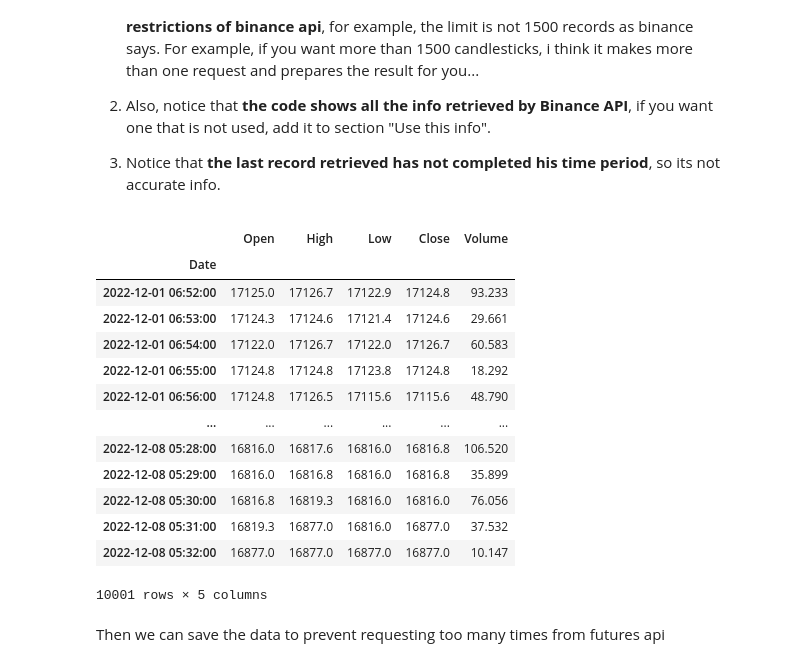
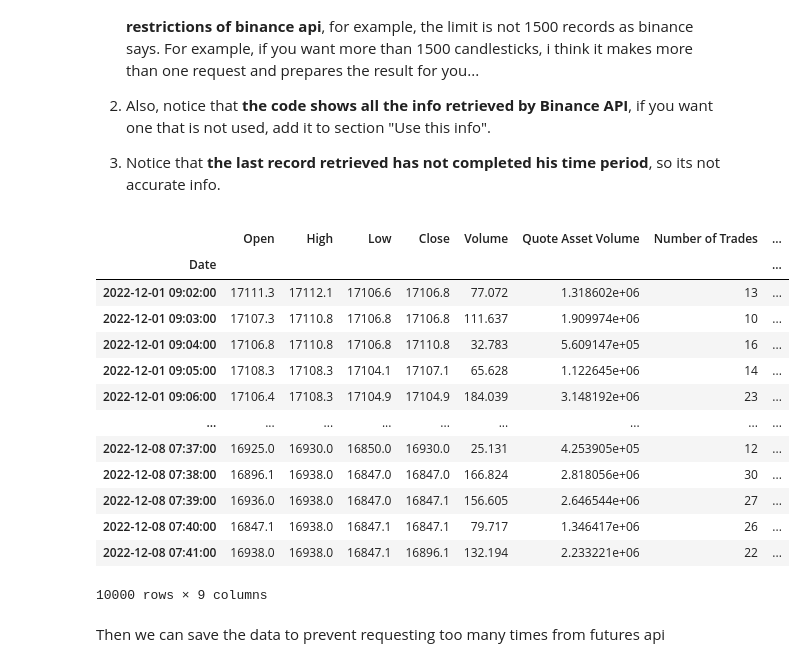
Before and after one commit to mauricioavs/trading-bot, a Jupyter notebook: First Steps.ipynb, the cells around one changed output. Saved outputs shown, nothing was run; the diff lists cells and outputs as text; code cells hidden in the pictures.

```diff
--- a/First Steps.ipynb
+++ b/First Steps.ipynb
@@ -203,48 +203,49 @@ time_to_past = {
  "3d"  : timedelta(days=max_number_of_candles*3),
  "1w"  : timedelta(days=max_number_of_candles*7),
  "1M"  : timedelta(days=max_number_of_candles*28) #this may give less than the desired candles because each month has different amount of days
 }
 #### Request info ####
 
 client = Client(api_key = api_key, api_secret = secret_key, tld = "com", testnet = True) # Testnet!!!
 
 now = datetime.utcnow()
 past = str(now - time_to_past[interval_of_candles])
 
 bars = client.futures_historical_klines(symbol = symbol,
                                         interval = interval_of_candles,
                                         start_str =past,
                                         end_str = None)
 #### Prepare dataframe ####
 df = pd.DataFrame(bars)
 df["Date"] = pd.to_datetime(df.iloc[:,0], unit = "ms")
 #### Info given by Binance ####
 df.columns = ["Open Time", "Open", "High", "Low", "Close", "Volume",
               "Close Time", "Quote Asset Volume", "Number of Trades",
               "Taker Buy Base Asset Volume", "Taker Buy Quote Asset Volume", "Ignore", "Date"]
 #### Use this info ####
-use_columns = ["Date", "Open", "High", "Low", "Close", "Volume"]
+use_columns = ["Date", "Open", "High", "Low", "Close", "Volume", "Quote Asset Volume", "Number of Trades",
+              "Taker Buy Base Asset Volume", "Taker Buy Quote Asset Volume"]
 ######################
 df = df[use_columns].copy()
 df.set_index("Date", inplace = True)
 for column in df.columns:
     df[column] = pd.to_numeric(df[column], errors = "coerce")
 df
 # %% [output]
-|  | Open | High | Low | Close | Volume |
-| Date |  |  |  |  |  |
-| 2022-12-01 06:52:00 | 17125.0 | 17126.7 | 17122.9 | 17124.8 | 93.233 |
-| 2022-12-01 06:53:00 | 17124.3 | 17124.6 | 17121.4 | 17124.6 | 29.661 |
-| 2022-12-01 06:54:00 | 17122.0 | 17126.7 | 17122.0 | 17126.7 | 60.583 |
-| 2022-12-01 06:55:00 | 17124.8 | 17124.8 | 17123.8 | 17124.8 | 18.292 |
-| 2022-12-01 06:56:00 | 17124.8 | 17126.5 | 17115.6 | 17115.6 | 48.790 |
-| ... | ... | ... | ... | ... | ... |
-| 2022-12-08 05:28:00 | 16816.0 | 16817.6 | 16816.0 | 16816.8 | 106.520 |
-| 2022-12-08 05:29:00 | 16816.0 | 16816.8 | 16816.0 | 16816.8 | 35.899 |
-| 2022-12-08 05:30:00 | 16816.8 | 16819.3 | 16816.0 | 16816.0 | 76.056 |
-| 2022-12-08 05:31:00 | 16819.3 | 16877.0 | 16816.0 | 16877.0 | 37.532 |
-| 2022-12-08 05:32:00 | 16877.0 | 16877.0 | 16877.0 | 16877.0 | 10.147 |
+|  | Open | High | Low | Close | Volume | Quote Asset Volume | Number of Trades | ... |
+| Date |  |  |  |  |  |  |  | ... |
+| 2022-12-01 09:02:00 | 17111.3 | 17112.1 | 17106.6 | 17106.8 | 77.072 | 1.318602e+06 | 13 | ... |
+| 2022-12-01 09:03:00 | 17107.3 | 17110.8 | 17106.8 | 17106.8 | 111.637 | 1.909974e+06 | 10 | ... |
+| 2022-12-01 09:04:00 | 17106.8 | 17110.8 | 17106.8 | 17110.8 | 32.783 | 5.609147e+05 | 16 | ... |
+| 2022-12-01 09:05:00 | 17108.3 | 17108.3 | 17104.1 | 17107.1 | 65.628 | 1.122645e+06 | 14 | ... |
+| 2022-12-01 09:06:00 | 17106.4 | 17108.3 | 17104.9 | 17104.9 | 184.039 | 3.148192e+06 | 23 | ... |
+| ... | ... | ... | ... | ... | ... | ... | ... | ... |
+| 2022-12-08 07:37:00 | 16925.0 | 16930.0 | 16850.0 | 16930.0 | 25.131 | 4.253905e+05 | 12 | ... |
+| 2022-12-08 07:38:00 | 16896.1 | 16938.0 | 16847.0 | 16847.0 | 166.824 | 2.818056e+06 | 30 | ... |
+| 2022-12-08 07:39:00 | 16936.0 | 16938.0 | 16847.0 | 16847.1 | 156.605 | 2.646544e+06 | 27 | ... |
+| 2022-12-08 07:40:00 | 16847.1 | 16938.0 | 16847.1 | 16847.1 | 79.717 | 1.346417e+06 | 26 | ... |
+| 2022-12-08 07:41:00 | 16938.0 | 16938.0 | 16847.1 | 16896.1 | 132.194 | 2.233221e+06 | 22 | ... |
-10001 rows × 5 columns
+10000 rows × 9 columns
 # %% [markdown]
 Then we can save the data to prevent requesting too many times from futures api
 # %%
```
Also changed, not shown: parts of 2 cells of this notebook, 4 other files.
